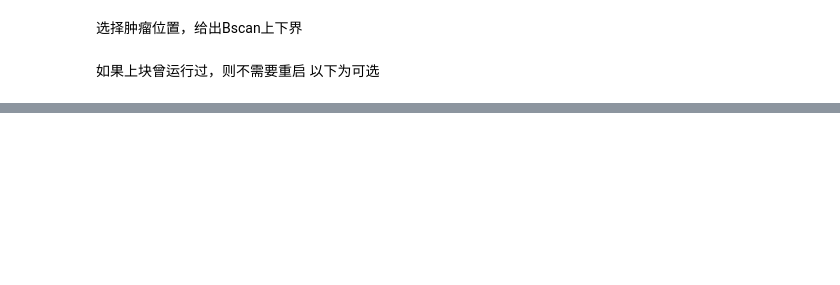
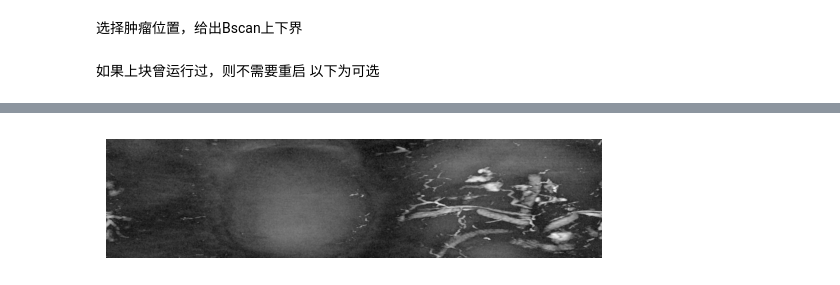
Before and after one commit to Jianqing2024/Statistical-difference-analysis-in-vascular-imaging, a Jupyter notebook: trans.ipynb, the cells around one changed output, grey strips where cells are left out. Saved outputs shown, nothing was run; the diff lists cells and outputs as text; code cells hidden in the pictures; blank space fills up the shorter version.

```diff
--- a/trans.ipynb
+++ b/trans.ipynb
@@ -71,7 +153,7 @@ plt.show()
 # %% [markdown]
 选择肿瘤位置，给出Bscan上下界
 # %%
-Limit = [[1200,1400]]
+Limit = [[150,450]]
 # %% [markdown]
 如果上块曾运行过，则不需要重启
 以下为可选
@@ -128,0 +209,36 @@ print(Average_thickness)
+# %%
+import numpy as np
+import os
+
+save_dir = "CT26_T"
+os.makedirs(save_dir, exist_ok=True)
+
+PA532 = np.load('PA_Data.npy')
+for r in Limit:
+    Tumor_Data = PA532[r[0]:r[1],:,:]
+    mip = np.max(Tumor_Data, axis=2)
+    mip = 20 * np.log10(mip + 1e-6)
+
+    mip -= mip.min()
+    mip /= mip.max()
+    img = (mip*255).astype(np.uint8)
+
+    plt.figure()
+
+    plt.imshow(
+        img,
+        cmap='gray',
+        aspect='equal'   # 或 'equal'
+    )
+    plt.axis('off')
+
+    plt.gca().set_frame_on(False)
+    plt.gca().set_xticks([])
+    plt.gca().set_yticks([])
+
+    plt.savefig(os.path.join(save_dir, f"slice_{r[0]:01d}.png"),
+                dpi=300,
+                bbox_inches='tight',
+                pad_inches=0)
+# %% [output]
+[figure, added]
```
Also changed, not shown: parts of 5 cells of this notebook, 4 other files.
